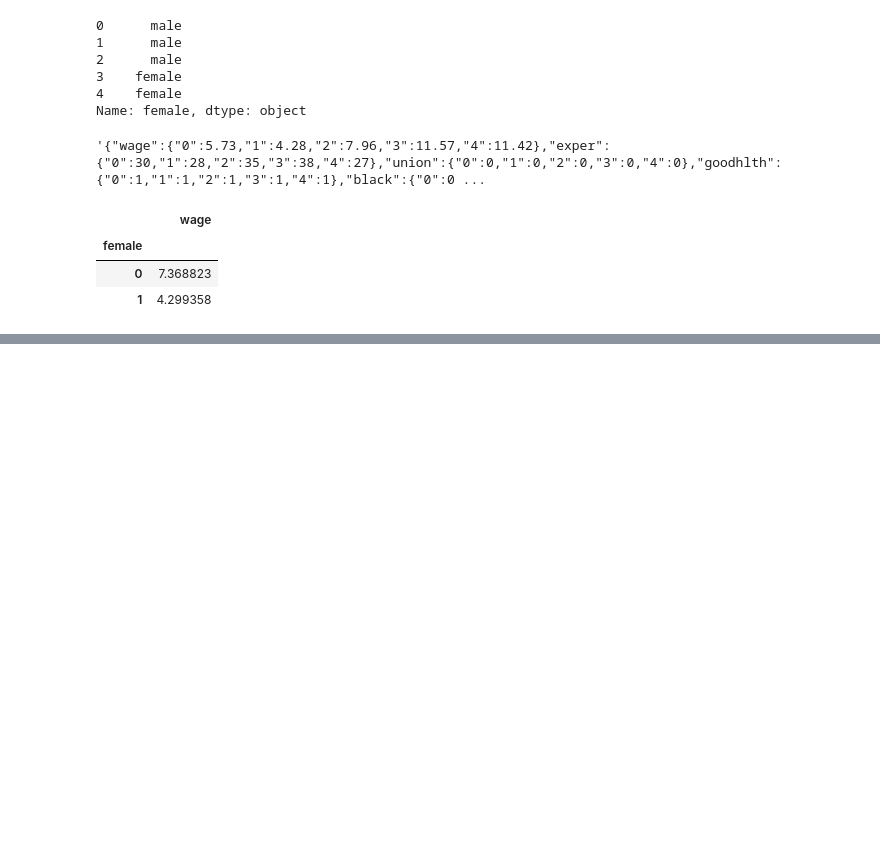
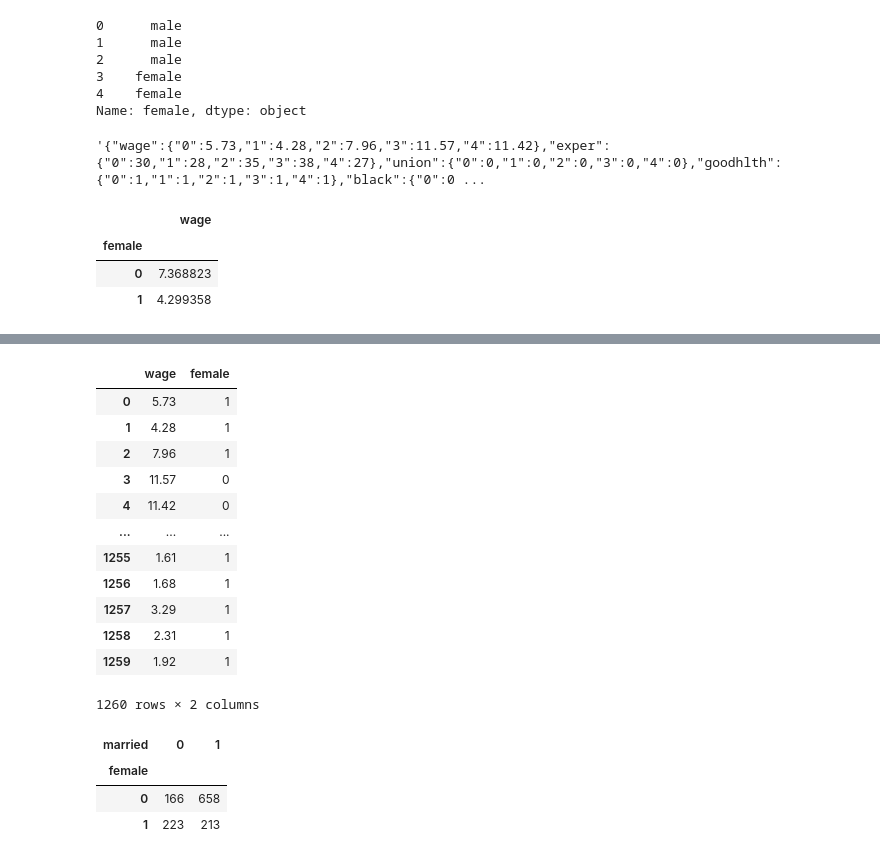
Before and after one commit to texnedo/mlcourse-labs, a Jupyter notebook: ml-course-test.ipynb, the cells around one changed output, grey strips where cells are left out. Cells and saved outputs as stored; diff of their text form; code cells hidden in the pictures; blank space fills up the shorter version.

```diff
--- a/ml-course-test.ipynb
+++ b/ml-course-test.ipynb
@@ -153,0 +184,23 @@ dt.groupby('female').agg({'wage':'mean'})
+# %%
+dt.filter(["wage", "female"])
+# %% [output]
+|  | wage | female |
+| 0 | 5.73 | 1 |
+| 1 | 4.28 | 1 |
+| 2 | 7.96 | 1 |
+| 3 | 11.57 | 0 |
+| 4 | 11.42 | 0 |
+| ... | ... | ... |
+| 1255 | 1.61 | 1 |
+| 1256 | 1.68 | 1 |
+| 1257 | 3.29 | 1 |
+| 1258 | 2.31 | 1 |
+| 1259 | 1.92 | 1 |
+1260 rows × 2 columns
+# %%
+pd.crosstab(dt['female'], dt['married'])
+# %% [output]
+| married | 0 | 1 |
+| female |  |  |
+| 0 | 166 | 658 |
+| 1 | 223 | 213 |
```
Also changed, not shown: parts of 5 cells of this notebook, 5 other files.
